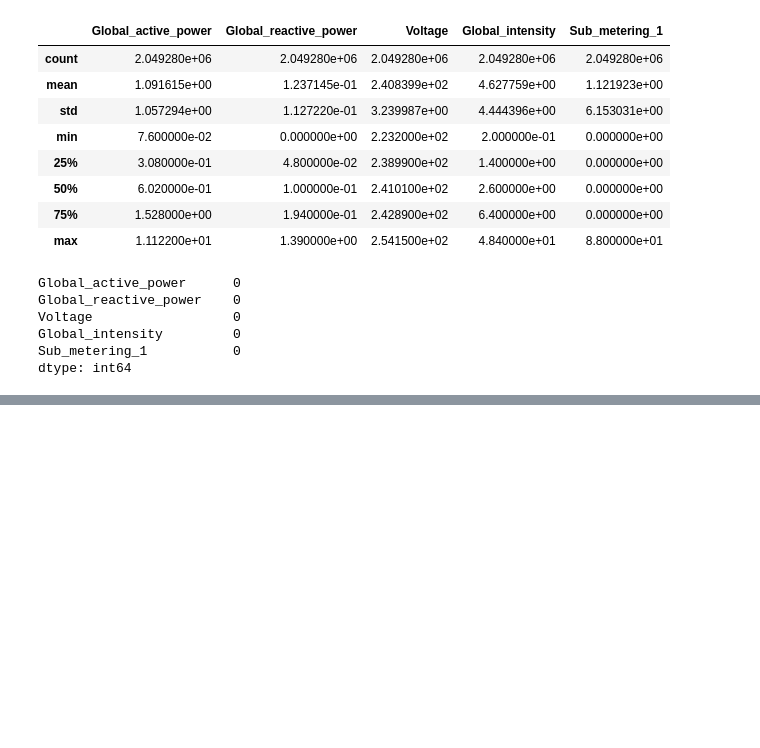
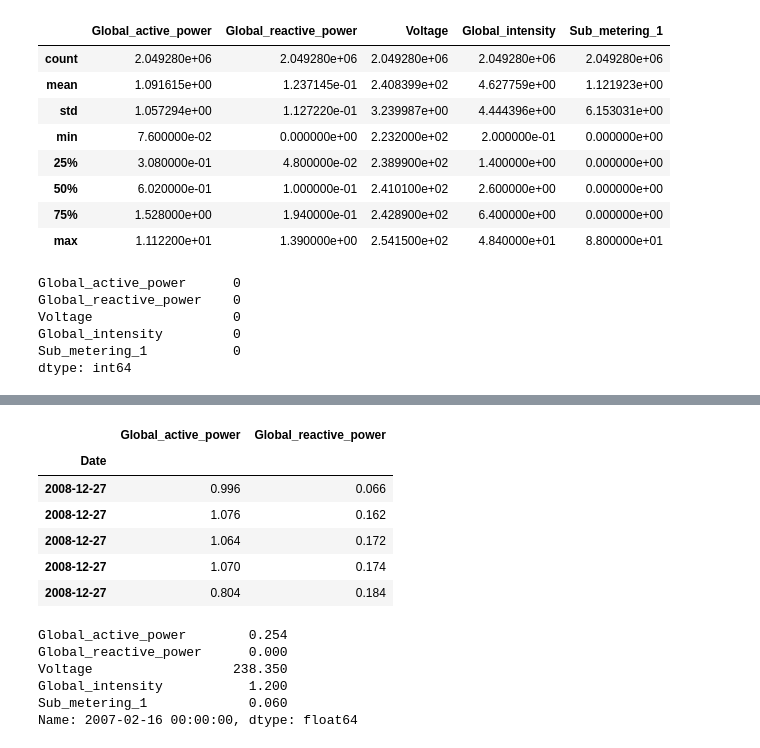
Before and after one commit to AntonWiklund1/Antons-Ai-Learning, a Jupyter notebook: piscine/ex00_Notebook.ipynb, the cells around one changed output, grey strips where cells are left out. Cells and saved outputs as stored; diff of their text form; code cells hidden in the pictures; blank space fills up the shorter version.

```diff
--- a/piscine/ex00_Notebook.ipynb
+++ b/piscine/ex00_Notebook.ipynb
@@ -139,0 +148,20 @@ df.head()
+# %%
+filtered_df = df.loc[(df.index >= '2008-12-27') & (df['Voltage'] >= 242)].drop(['Global_intensity', 'Sub_metering_1', 'Voltage'], axis=1)
+filtered_df.head()
+# %% [output]
+|  | Global_active_power | Global_reactive_power |
+| Date |  |  |
+| 2008-12-27 | 0.996 | 0.066 |
+| 2008-12-27 | 1.076 | 0.162 |
+| 2008-12-27 | 1.064 | 0.172 |
+| 2008-12-27 | 1.070 | 0.174 |
+| 2008-12-27 | 0.804 | 0.184 |
+# %%
+print(df.iloc[88889])
+# %% [output]
+Global_active_power        0.254
+Global_reactive_power      0.000
+Voltage                  238.350
+Global_intensity           1.200
+Sub_metering_1             0.060
+Name: 2007-02-16 00:00:00, dtype: float64
```
Also changed, not shown: parts of 26 cells of this notebook.
